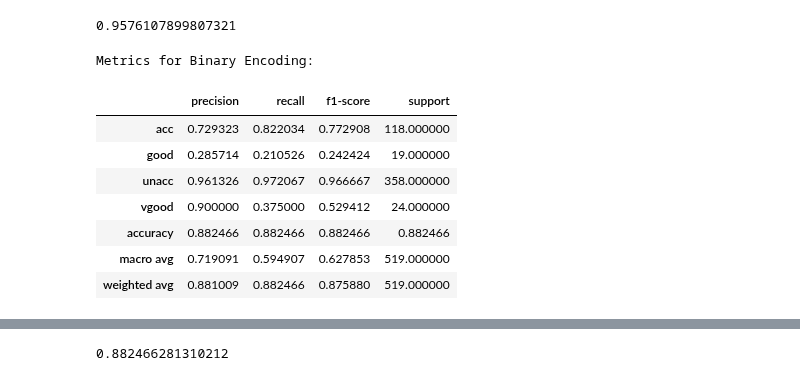
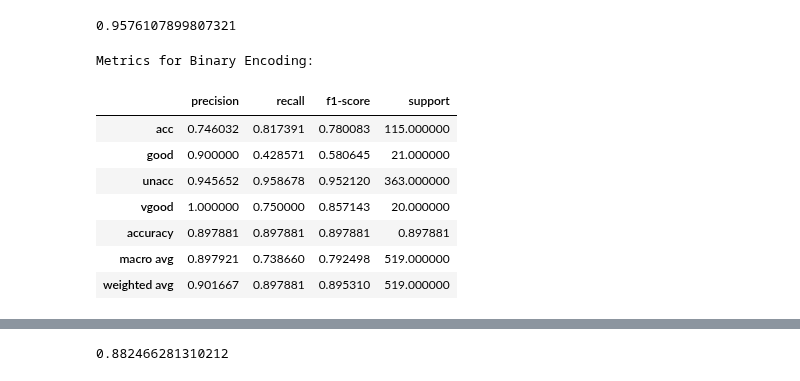
Before and after one commit to ruksad/descriptive-stats, a Jupyter notebook: lectures/32_12april_weekend/feature_encoding/feature-encoding.ipynb, the cells around one changed output, grey strips where cells are left out. Drawn from its saved outputs; the diff is of its cells as text; code cells hidden in the pictures.

```diff
--- a/lectures/32_12april_weekend/feature_encoding/feature-encoding.ipynb
+++ b/lectures/32_12april_weekend/feature_encoding/feature-encoding.ipynb
@@ -172,7 +172,7 @@ def evaluate_model(encoded_df, target_column):
     y = encoded_df[target_column]
 
     # Split into train and test sets
-    X_train, X_test, y_train, y_test = train_test_split(X, y, test_size=0.3, random_state=42)
+    X_train, X_test, y_train, y_test = train_test_split(X, y, test_size=0.3, stratify=y, random_state=42)
 
     # Train Random Forest Classifier
     model = RandomForestClassifier(random_state=42)
@@ -180,7 +180,7 @@ def evaluate_model(encoded_df, target_column):
 
     # Make predictions
     y_pred = model.predict(X_test)
-
+    y_proba= model.predict_proba(X_test)
     # Calculate metrics
     report = classification_report(y_test, y_pred, output_dict=True)
     metrics_df = pd.DataFrame(report).transpose()
@@ -190,4 +190,4 @@ def evaluate_model(encoded_df, target_column):
     # Confusion Matrix
     conf_matrix = confusion_matrix(y_test, y_pred)
 
-    return overall_accuracy, metrics_df, conf_matrix
+    return overall_accuracy, metrics_df, conf_matrix, y_proba, y_test
@@ -260,18 +296,18 @@ overall_accuracy_one_hot
 # %%
 
 # Binary Encoding
-overall_accuracy_binary, metrics_binary, conf_matrix_binary = evaluate_model(encoded_data_binary, target_column='class')
+overall_accuracy_binary, metrics_binary, conf_matrix_binary,y_proba_bin, y_test_bin= evaluate_model(encoded_data_binary, target_column='class')
 print("\nMetrics for Binary Encoding:")
 metrics_binary
 # %% [output]
 Metrics for Binary Encoding:
 |  | precision | recall | f1-score | support |
-| acc | 0.729323 | 0.822034 | 0.772908 | 118.000000 |
-| good | 0.285714 | 0.210526 | 0.242424 | 19.000000 |
-| unacc | 0.961326 | 0.972067 | 0.966667 | 358.000000 |
-| vgood | 0.900000 | 0.375000 | 0.529412 | 24.000000 |
-| accuracy | 0.882466 | 0.882466 | 0.882466 | 0.882466 |
-| macro avg | 0.719091 | 0.594907 | 0.627853 | 519.000000 |
-| weighted avg | 0.881009 | 0.882466 | 0.875880 | 519.000000 |
+| acc | 0.746032 | 0.817391 | 0.780083 | 115.000000 |
+| good | 0.900000 | 0.428571 | 0.580645 | 21.000000 |
+| unacc | 0.945652 | 0.958678 | 0.952120 | 363.000000 |
+| vgood | 1.000000 | 0.750000 | 0.857143 | 20.000000 |
+| accuracy | 0.897881 | 0.897881 | 0.897881 | 0.897881 |
+| macro avg | 0.897921 | 0.738660 | 0.792498 | 519.000000 |
+| weighted avg | 0.901667 | 0.897881 | 0.895310 | 519.000000 |
 # %%
 print("\nConfusion Matrix:")
```
Also changed, not shown: parts of 12 cells of this notebook.
